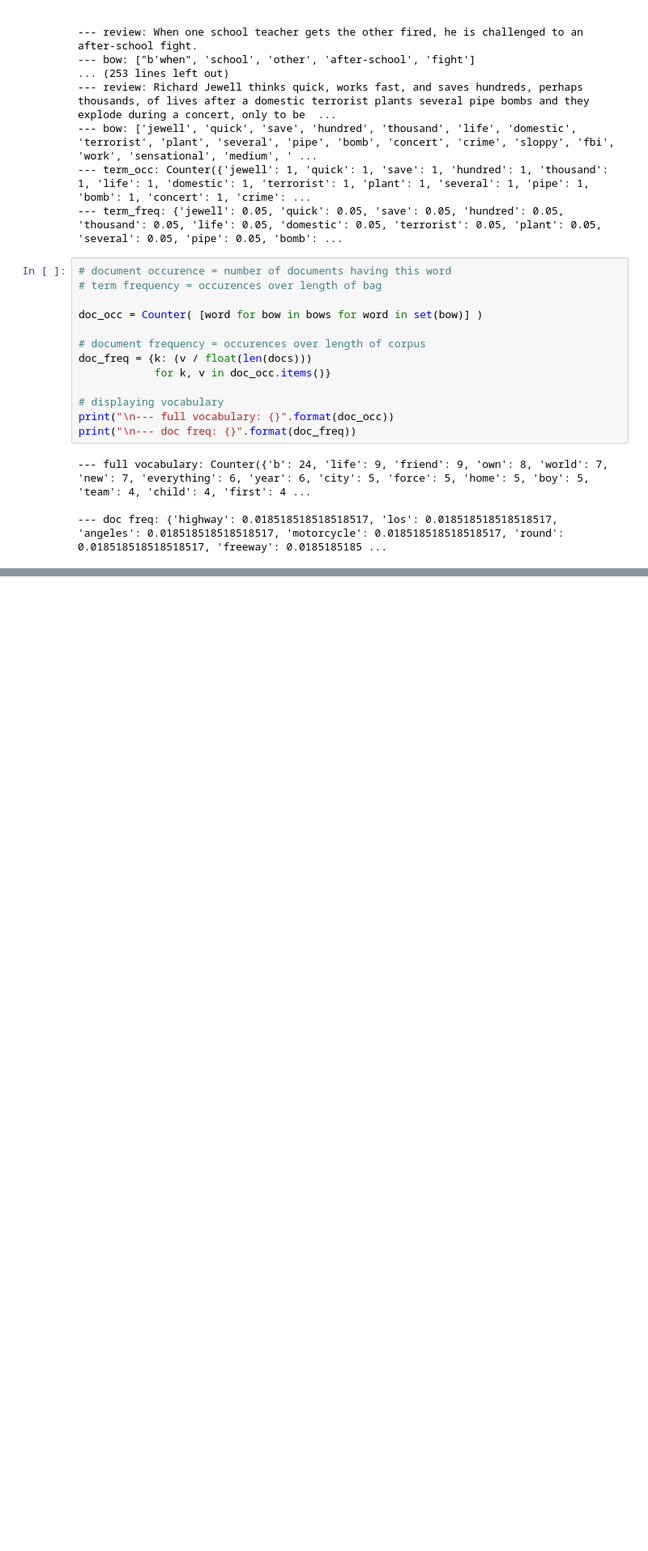
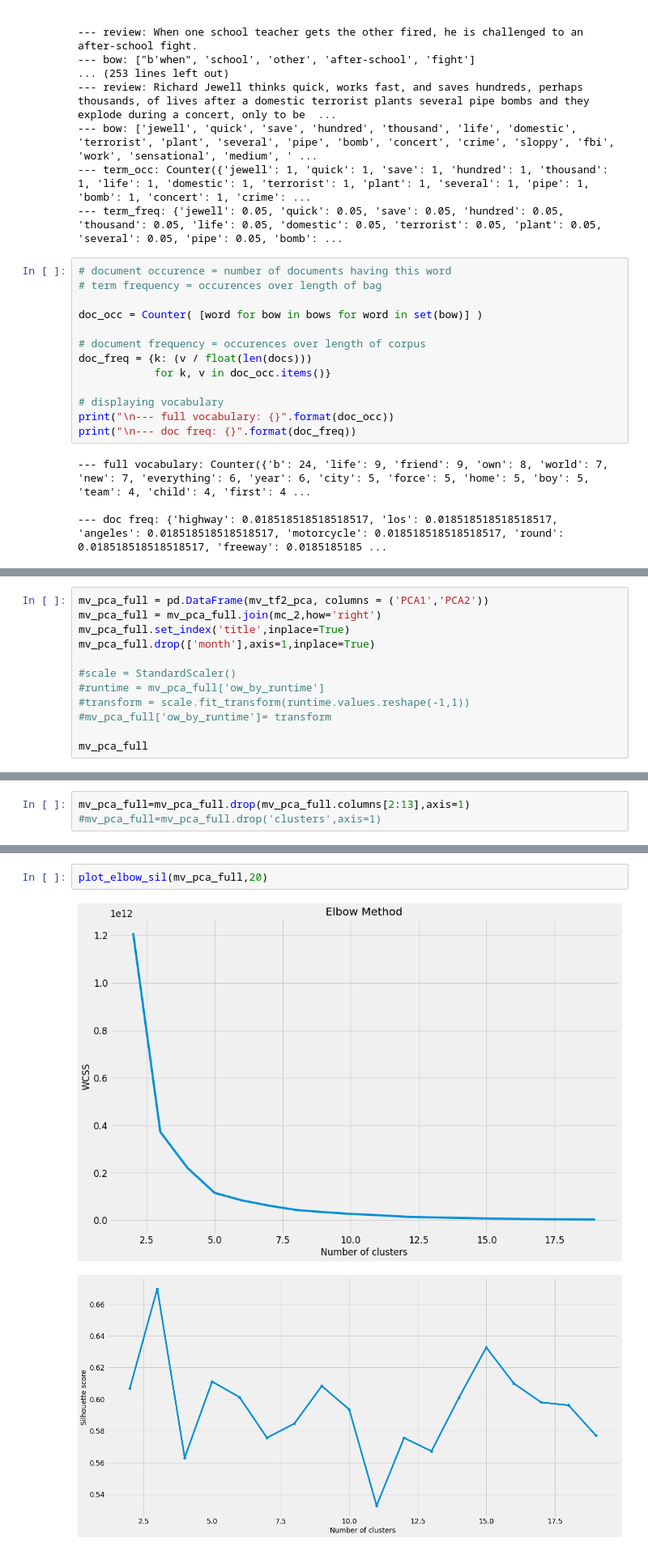
Before and after one commit to xazsanch/Identifiying-Over-and-Under-Performing-US-Movie-Theaters, a Jupyter notebook: over_under_theatres.ipynb, the cells around one changed output, grey strips where cells are left out. Shown at 81% size. Drawn from its saved outputs; the diff is of its cells as text; blank space fills up the shorter version.

```diff
--- a/over_under_theatres.ipynb
+++ b/over_under_theatres.ipynb
@@ -1432,0 +1527,12 @@ print(document_tfidf_matrix.todense())
+# %%
+mv_pca_full = pd.DataFrame(mv_tf2_pca, columns = ('PCA1','PCA2'))
+mv_pca_full = mv_pca_full.join(mc_2,how='right')
+mv_pca_full.set_index('title',inplace=True)
+mv_pca_full.drop(['month'],axis=1,inplace=True)
+
+#scale = StandardScaler()
+#runtime = mv_pca_full['ow_by_runtime']
+#transform = scale.fit_transform(runtime.values.reshape(-1,1))
+#mv_pca_full['ow_by_runtime']= transform
+
+mv_pca_full
@@ -1432,0 +1554,3 @@ print(document_tfidf_matrix.todense())
+# %%
+mv_pca_full=mv_pca_full.drop(mv_pca_full.columns[2:13],axis=1)
+#mv_pca_full=mv_pca_full.drop('clusters',axis=1)
@@ -1432,0 +1574,5 @@ print(document_tfidf_matrix.todense())
+# %%
+plot_elbow_sil(mv_pca_full,20)
+# %% [output]
+[figure, added]
+[figure, added]
```
Also changed, not shown: parts of 26 cells of this notebook.
